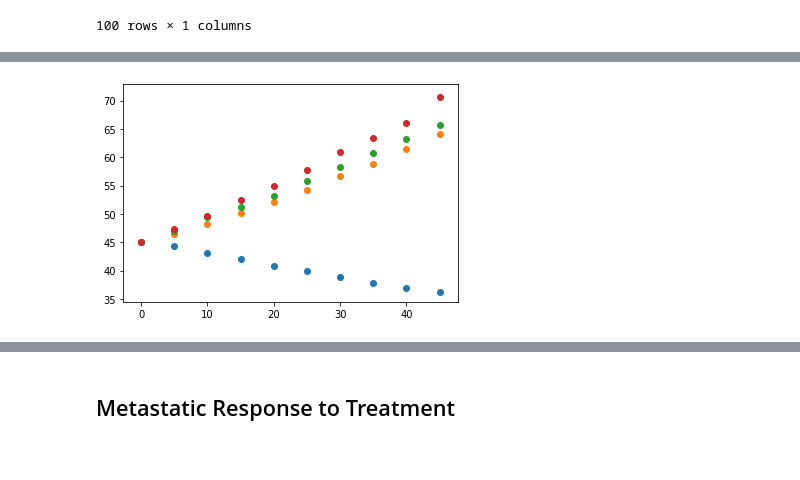
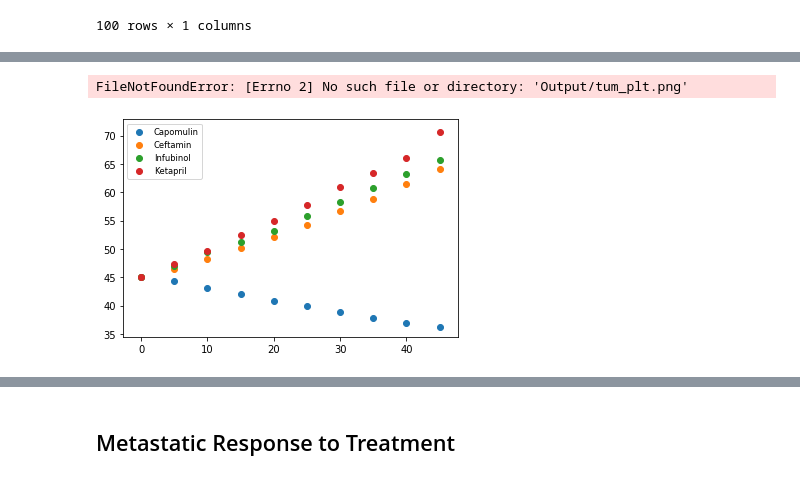
Before and after one commit to jabruhns/matplotlib-challenge, a Jupyter notebook: Pymaceuticals/Pymaceuticals.ipynb, the cells around one changed output, grey strips where cells are left out. Cells and saved outputs as stored; diff of their text form; code cells hidden in the pictures.

```diff
--- a/Pymaceuticals/Pymaceuticals.ipynb
+++ b/Pymaceuticals/Pymaceuticals.ipynb
@@ -84,21 +84,21 @@ tumor_pivot
 # %%
 # # Generate the Plot (with Error Bars)
 tumor_capo = tumor_pivot['Tumor Volume (mm3)']['Capomulin']
 tumor_ceft = tumor_pivot['Tumor Volume (mm3)']['Ceftamin']
 tumor_inf = tumor_pivot['Tumor Volume (mm3)']['Infubinol']
 tumor_keta = tumor_pivot['Tumor Volume (mm3)']['Ketapril']
 tumor_x = [0,5,10,15,20,25,30,35,40,45]
-# tumor_plt = plt.scatter(tumor_x, tumor_capo)
-# tumor_x = tumor_pivot.plot(xticks=tumor_pivot.index)
-# # ylab = tumor_x.set_ylabel('Tumor Volume (mm3)')
+
 tum_plt_1 = plt.scatter(tumor_x, tumor_capo, label="Capomulin")
-tum_plt_2 = plt.scatter(tumor_x, tumor_ceft, label = )
-tum_plt_3 = plt.scatter(tumor_x, tumor_inf)
-tum_plt_4 = plt.scatter(tumor_x, tumor_keta)
+tum_plt_2 = plt.scatter(tumor_x, tumor_ceft, label ="Ceftamin")
+tum_plt_3 = plt.scatter(tumor_x, tumor_inf, label ="Infubinol")
+tum_plt_4 = plt.scatter(tumor_x, tumor_keta, label="Ketapril")
+plt.legend(loc="best", fontsize="small", fancybox=True)
 # # Save the Figure
-# plt.legend(loc="best", fontsize="small", fancybox=True)
+plt.savefig("Output/tum_plt.png")
 # %% [output]
+FileNotFoundError: [Errno 2] No such file or directory: 'Output/tum_plt.png'
-[figure, old version]
+[figure, new version]
 # %%
 # Show the Figure
 plt.show()
```
Also changed, not shown: 3 other files.
